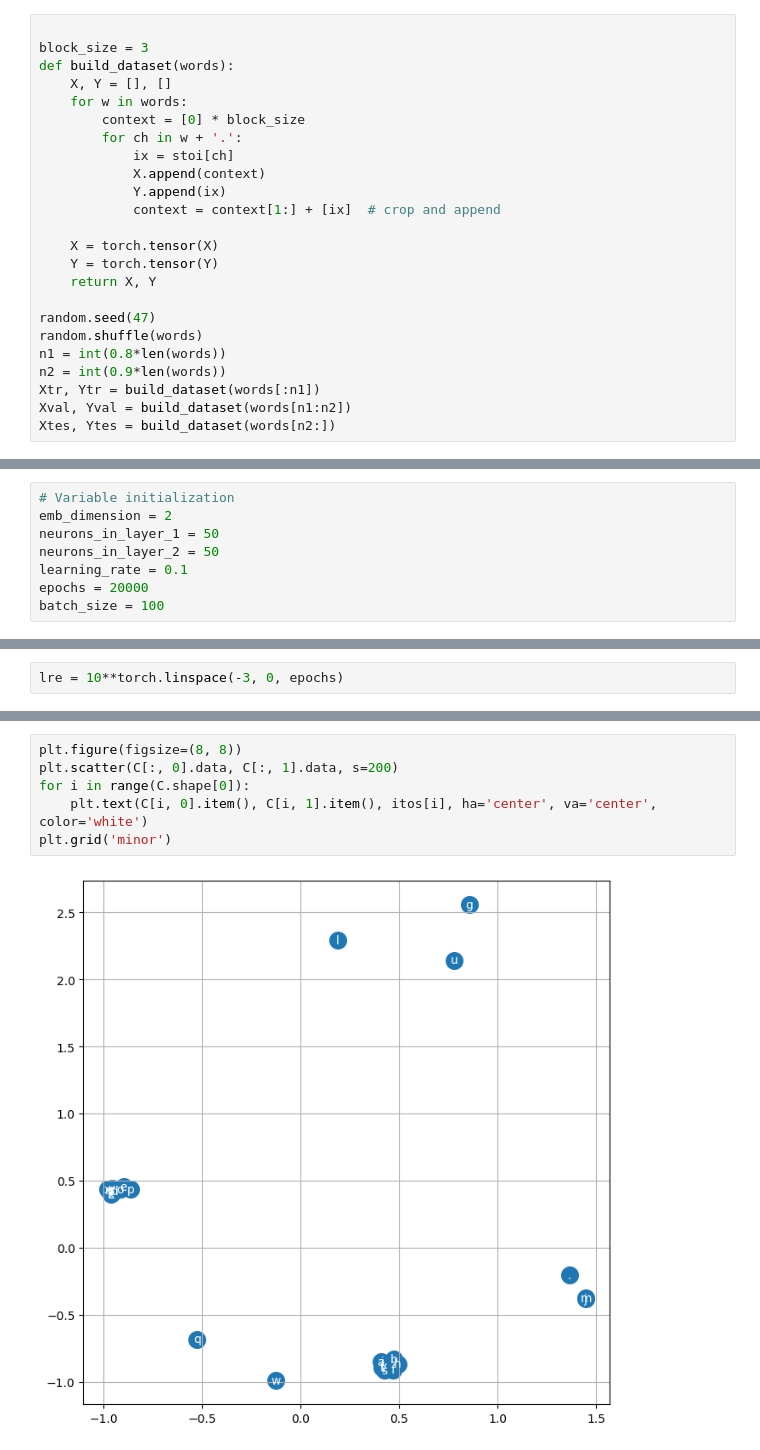
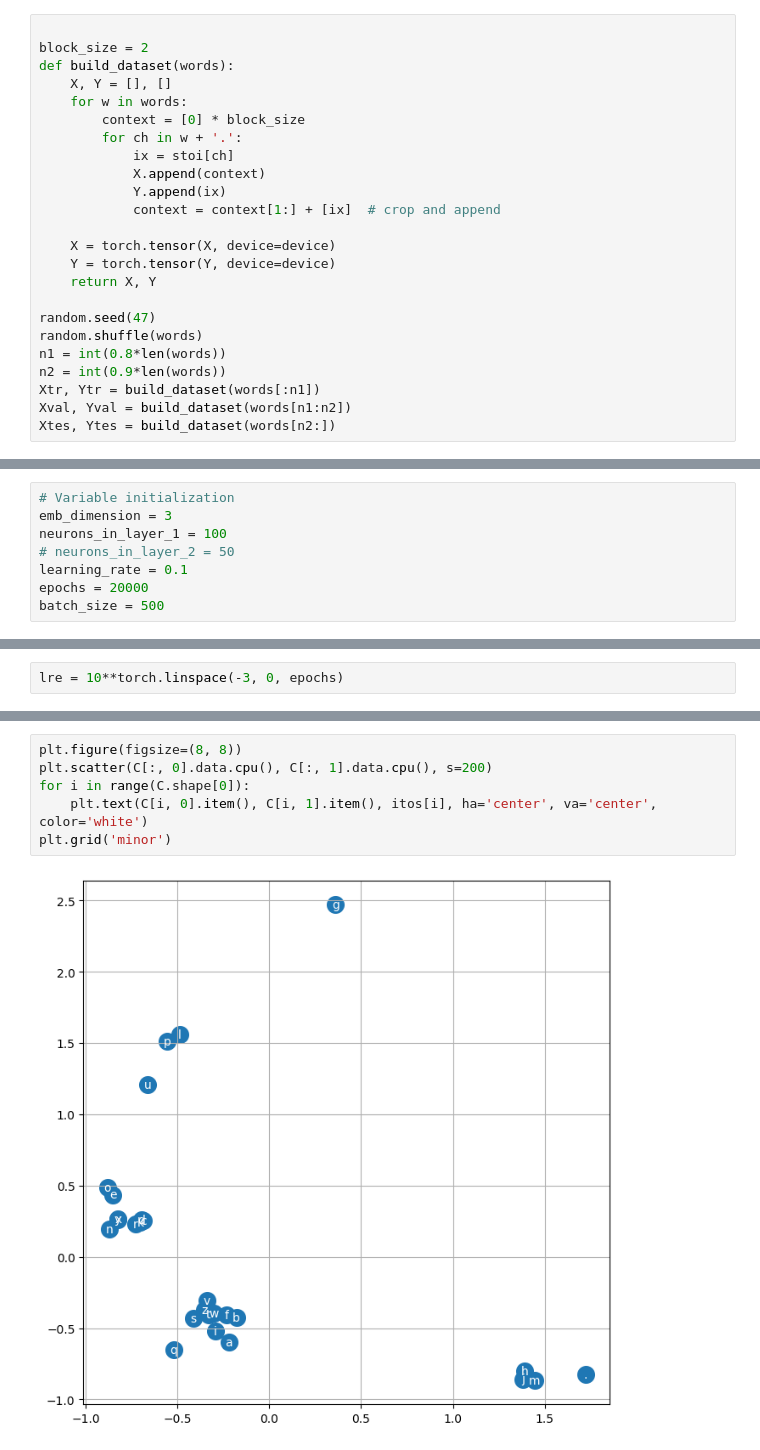
Before and after one commit to bharat5007/Makemore, a Jupyter notebook: mlp.ipynb, the cells around one changed output, grey strips where cells are left out. Saved outputs shown, nothing was run; the diff lists cells and outputs as text.

```diff
--- a/mlp.ipynb
+++ b/mlp.ipynb
@@ -17,7 +22,7 @@ itos = {i:s for s,i in stoi.items()}
 print(itos)
 # %%
 
-block_size = 3
+block_size = 2
 def build_dataset(words):
     X, Y = [], []
     for w in words:
@@ -28,8 +33,8 @@ def build_dataset(words):
             Y.append(ix)
             context = context[1:] + [ix]  # crop and append
 
-    X = torch.tensor(X)
-    Y = torch.tensor(Y)
+    X = torch.tensor(X, device=device)
+    Y = torch.tensor(Y, device=device)
     return X, Y
 
 random.seed(47)
@@ -135,12 +140,12 @@ loss
 tensor(19.5416)
 # %%
 # Variable initialization
-emb_dimension = 2
-neurons_in_layer_1 = 50
-neurons_in_layer_2 = 50
+emb_dimension = 3
+neurons_in_layer_1 = 100
+# neurons_in_layer_2 = 50
 learning_rate = 0.1
 epochs = 20000
-batch_size = 100
+batch_size = 500
 # %%
 # mlp architecture
 g = torch.Generator().manual_seed(2147483647)
@@ -205,9 +211,9 @@ plt.plot(lre, losses)
 # %%
 plt.figure(figsize=(8, 8))
-plt.scatter(C[:, 0].data, C[:, 1].data, s=200)
+plt.scatter(C[:, 0].data.cpu(), C[:, 1].data.cpu(), s=200)
 for i in range(C.shape[0]):
     plt.text(C[i, 0].item(), C[i, 1].item(), itos[i], ha='center', va='center', color='white')
 plt.grid('minor')
 # %% [output]
-[figure, old version]
+[figure, new version]
 # %%
```
Also changed, not shown: parts of 9 cells of this notebook.
